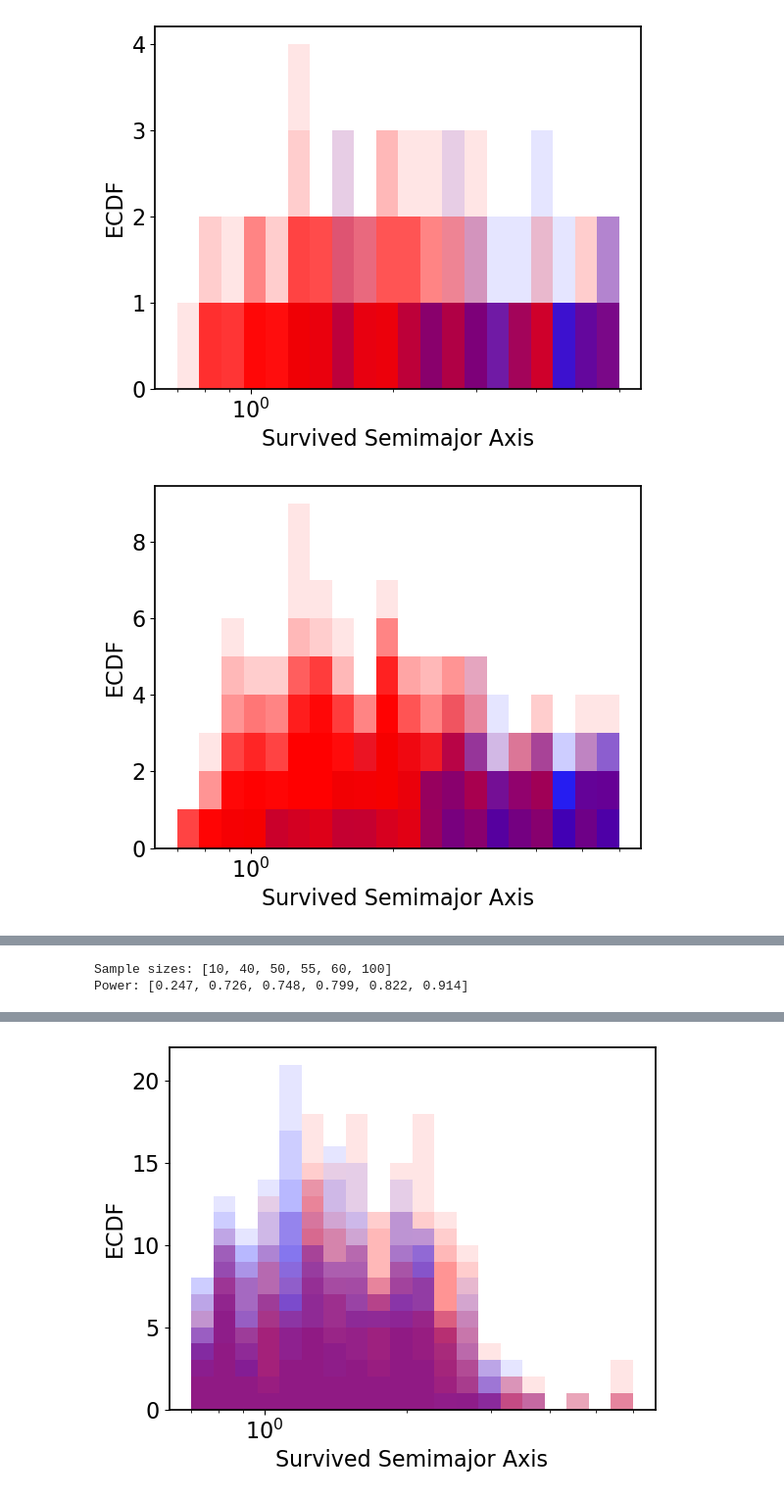
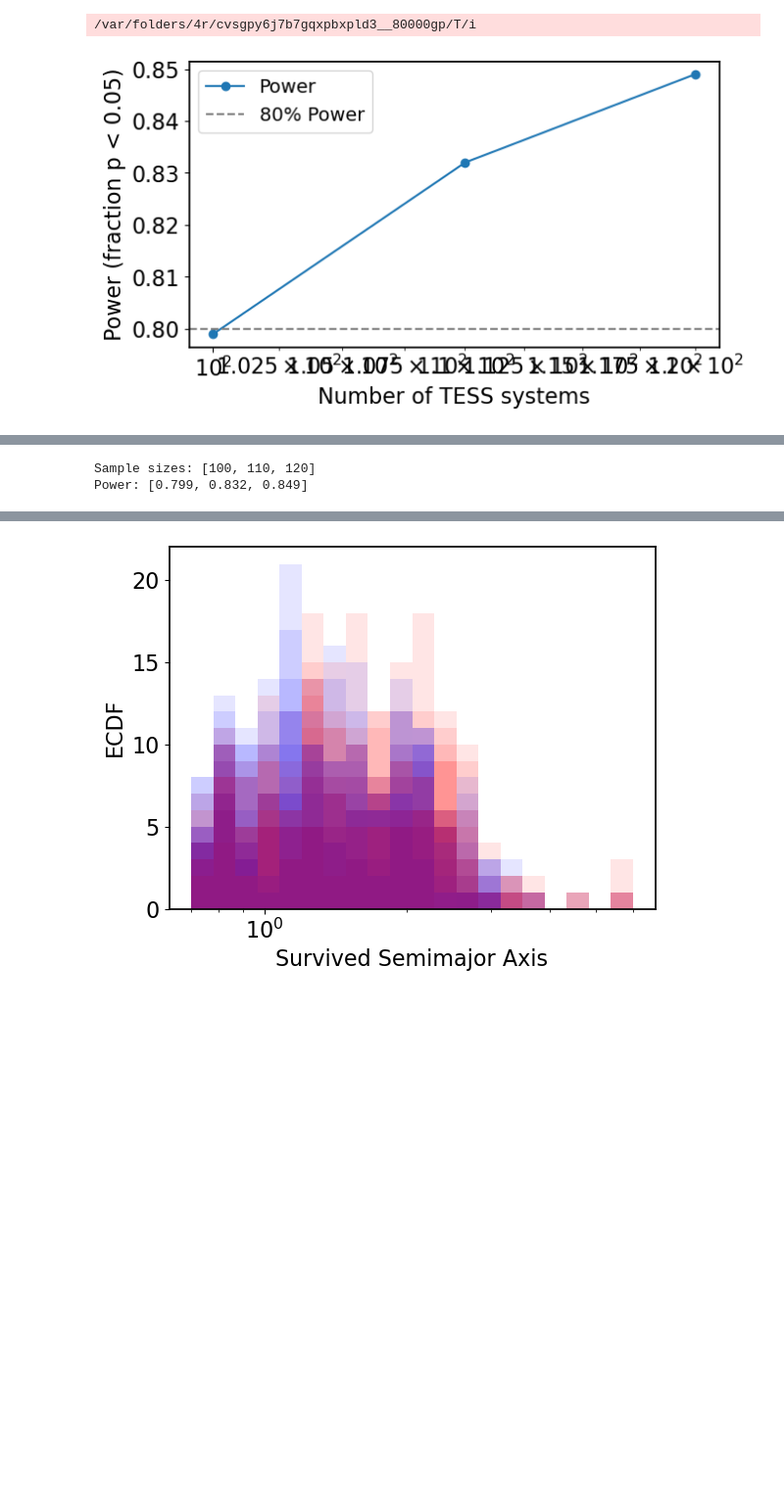
Before and after one commit to ernewton/importance_of_binarity, a Jupyter notebook: 4. Power Analysis.ipynb, the cells around one changed output, grey strips where cells are left out. Shown at 98% size. Saved outputs shown, nothing was run; the diff lists cells and outputs as text; code cells hidden in the pictures; blank space fills up the shorter version.

Commit message:
Power plot for paper

```diff
--- a/4. Power Analysis.ipynb
+++ b/4. Power Analysis.ipynb
@@ -59,15 +59,16 @@ def power_analysis(sim_hot, sim_cool,
     power_radii = []
 
     for n in sample_sizes:
-        p_logsep = []
+        p_logsep_ks = []
+        p_logsep_ad = []
         p_radii = []
 
-        plt.figure()
+        #plt.figure()
 
         for _ in range(n_subsamples):
 
-            sim_hot.run(max_a_draw=200.)
-            sim_cool.run(max_a_draw=200.)
+            sim_hot.run(max_a_draw=300.)
+            sim_cool.run(max_a_draw=300.)
 
             hot_result = sim_hot.get_results(suppression_style='planets')
             cool_result = sim_cool.get_results(suppression_style='planets')
@@ -78,8 +79,10 @@ def power_analysis(sim_hot, sim_cool,
                 cool_subsample = (cool_result.survived_semimajor).sample(n, replace=True)
 
                 # KS test
-                _, p = stats.ks_2samp(np.log10(hot_subsample), np.log10(cool_subsample))
-                p_logsep.append(p)
+                p = stats.ks_2samp(np.log10(hot_subsample), np.log10(cool_subsample)).pvalue
+                p2 = stats.anderson_ksamp([np.log10(hot_subsample), np.log10(cool_subsample)]).pvalue
+                p_logsep_ks.append(p)
+                p_logsep_ad.append(p2)
 
                 hot_subsample = (hot_result.survived_radii).sample(n, replace=True)
                 cool_subsample = (cool_result.survived_radii).sample(n, replace=True)
@@ -88,24 +91,24 @@ def power_analysis(sim_hot, sim_cool,
                 bin_edges = np.logspace(histrange[0], histrange[1], 20 + 1)
 
                 # KS test
-                _, p = stats.ks_2samp(hot_subsample, cool_subsample)
-                #res  = stats.anderson_ksamp([hot_subsample, cool_subsample])
+                p = stats.ks_2samp(hot_subsample, cool_subsample).pvalue
+                p2  = stats.anderson_ksamp([hot_subsample, cool_subsample]).pvalue
 
                 p_radii.append(p)
 
 
-                if i==0:
+                if False:
                     plt.hist(hot_subsample, alpha=0.1, color='b', bins=bin_edges)
                     plt.hist(cool_subsample, alpha=0.1, color='r', bins=bin_edges)
                     plt.xlabel('Survived Semimajor Axis')
                     plt.ylabel('ECDF')
                     plt.xscale('log')
 
-        plt.show()
+        #plt.show()
 
         # power for this n: fraction where p < 0.05
-        power_logsep.append(np.mean(np.array(p_logsep) < 0.05))
-        power_radii.append(np.mean(np.array(p_radii) < 0.05))
+        power_logsep.append(np.mean(np.array(p_logsep_ks) < 0.01))
+        power_radii.append(np.mean(np.array(p_radii) < 0.01))
 
     return power_logsep, power_radii
 # %%
@@ -125,33 +128,33 @@ sim_hot = SuppressionSimulator(
 sim_cool = SuppressionSimulator(
     planets_cat=cool_sample,
     sup_function=snow_sup,
     join_col="tid",
     prad_col="pl_rade",
     teff_col="st_teff",
     period_col='pl_orbper'   )
 
 # Define sample sizes
-sample_sizes = [10, 40, 50, 55, 60, 100]
+sample_sizes = [100, 110, 120]
 
 # Run power analysis
 power_results, _ = power_analysis(sim_hot, sim_cool, sample_sizes,
                                n_subsamples=100,
                                n_trials_per_sub=10)
 
 # Plot
 fig, ax = plt.subplots(figsize=(7, 4))
 ax.plot(sample_sizes, power_results, 'o-', label='Power')
 ax.axhline(0.8, ls='--', color='gray', label='80% Power')
 ax.set_xlabel('Number of TESS systems')
 ax.set_ylabel('Power (fraction p < 0.05)')
 ax.set_xscale('log')
 ax.legend()
 plt.tight_layout()
 plt.savefig('plots/power_analysis.png')
 plt.show()
 
 print("Sample sizes:", sample_sizes)
 print("Power:", power_results)
 # %% [output]
+/var/folders/4r/cvsgpy6j7b7gqxpbxpld3__80000gp/T/i
-[figure, old version]
+[figure, new version]
-[figure, removed]
@@ -163,2 +161,2 @@ print("Power:", power_results)
-Sample sizes: [10, 40, 50, 55, 60, 100]
-Power: [0.247, 0.726, 0.748, 0.799, 0.822, 0.914]
+Sample sizes: [100, 110, 120]
+Power: [0.799, 0.832, 0.849]
```
Also changed, not shown: parts of 3 cells of this notebook.
